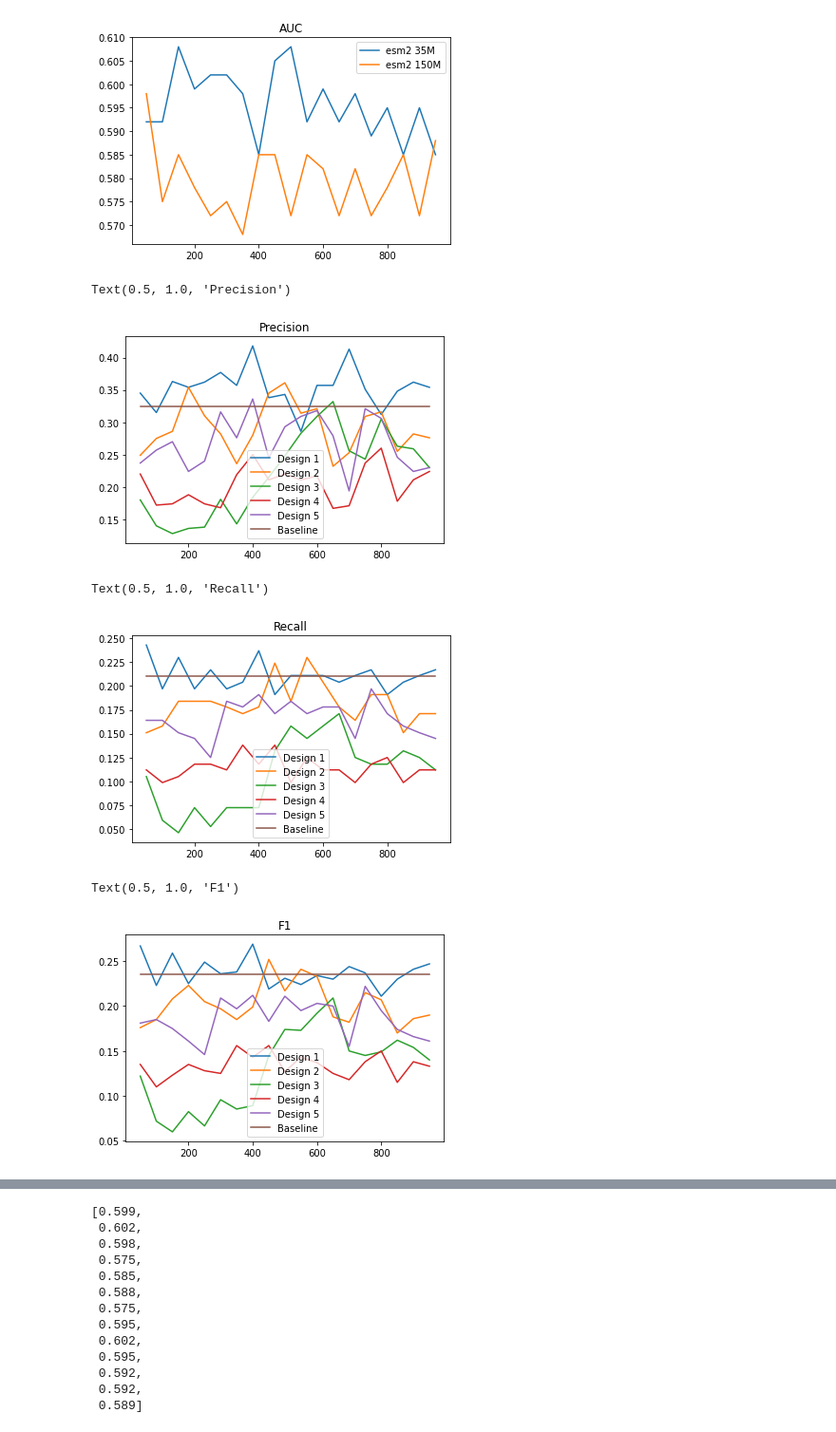
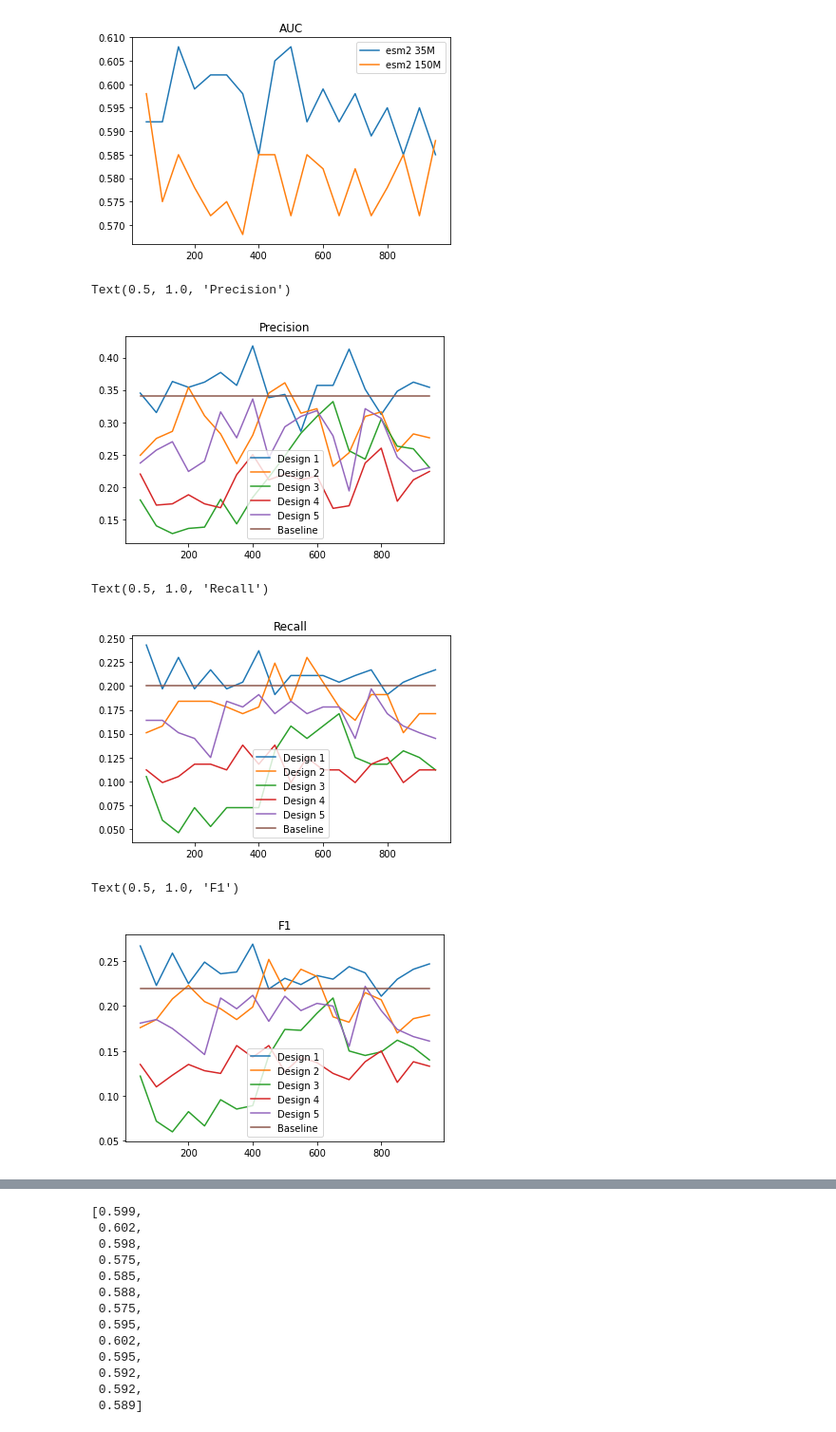
Before and after one commit to xxchenxx/CLEAN, a Jupyter notebook: app/draw.ipynb, the cells around one changed output, grey strips where cells are left out. Shown at 95% size. Drawn from its saved outputs; the diff is of its cells as text; code cells hidden in the pictures.

```diff
--- a/app/draw.ipynb
+++ b/app/draw.ipynb
@@ -205,42 +205,42 @@ for line in result_35m_5:
 # %%
 plt.plot(range(50, 1000, 50), result_35m_precisions[-19:], label='Design 1')
 plt.plot(range(50, 1000, 50), result_35m_2_precisions[-19:], label='Design 2')
 plt.plot(range(50, 1000, 50), result_35m_3_precisions[-19:], label='Design 3')
 plt.plot(range(50, 1000, 50), result_35m_4_precisions[-19:], label='Design 4')
 plt.plot(range(50, 1000, 50), result_35m_5_precisions[-19:], label='Design 5')
-plt.plot(range(50, 1000, 50), [0.325] * 19, label='Baseline')
+plt.plot(range(50, 1000, 50), [0.34] * 19, label='Baseline')
 plt.plot()
 plt.legend()
 plt.title("Precision")
 # %% [output]
 Text(0.5, 1.0, 'Precision')
-[figure, old version]
+[figure, new version]
 # %%
 plt.plot(range(50, 1000, 50), result_35m_recalls[-19:], label='Design 1')
 plt.plot(range(50, 1000, 50), result_35m_2_recalls[-19:], label='Design 2')
 plt.plot(range(50, 1000, 50), result_35m_3_recalls[-19:], label='Design 3')
 plt.plot(range(50, 1000, 50), result_35m_4_recalls[-19:], label='Design 4')
 plt.plot(range(50, 1000, 50), result_35m_5_recalls[-19:], label='Design 5')
-plt.plot(range(50, 1000, 50), [0.21] * 19, label='Baseline')
+plt.plot(range(50, 1000, 50), [0.20] * 19, label='Baseline')
 
 plt.legend()
 plt.title("Recall")
 # %% [output]
 Text(0.5, 1.0, 'Recall')
-[figure, old version]
+[figure, new version]
 # %%
 plt.plot(range(50, 1000, 50), result_35m_F1s[-19:], label='Design 1')
 plt.plot(range(50, 1000, 50), result_35m_2_F1s[-19:], label='Design 2')
 plt.plot(range(50, 1000, 50), result_35m_3_F1s[-19:], label='Design 3')
 plt.plot(range(50, 1000, 50), result_35m_4_F1s[-19:], label='Design 4')
 plt.plot(range(50, 1000, 50), result_35m_5_F1s[-19:], label='Design 5')
-plt.plot(range(50, 1000, 50), [0.235] * 19, label='Baseline')
+plt.plot(range(50, 1000, 50), [0.22] * 19, label='Baseline')
 
 plt.legend()
 plt.title("F1")
 # %% [output]
 Text(0.5, 1.0, 'F1')
-[figure, old version]
+[figure, new version]
 # %%
 plt.plot(range(50, 1000, 50), result_35m_AUCs[-19:], label='Design 1')
 plt.plot(range(50, 1000, 50), result_35m_2_AUCs[-19:], label='Design 2')
```
Also changed, not shown: parts of 4 cells of this notebook, 12 other files.
